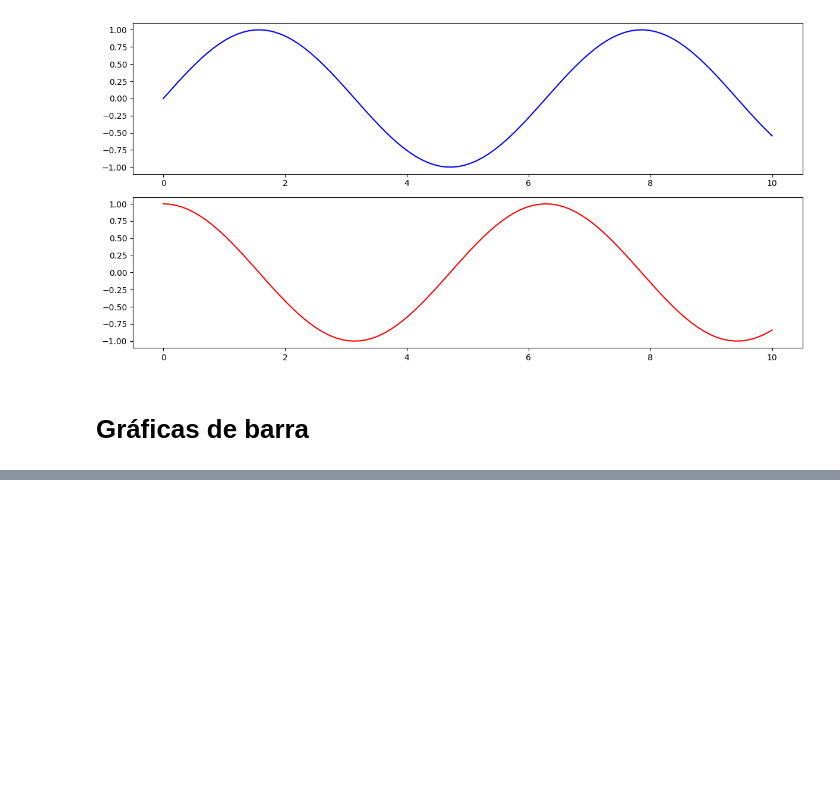
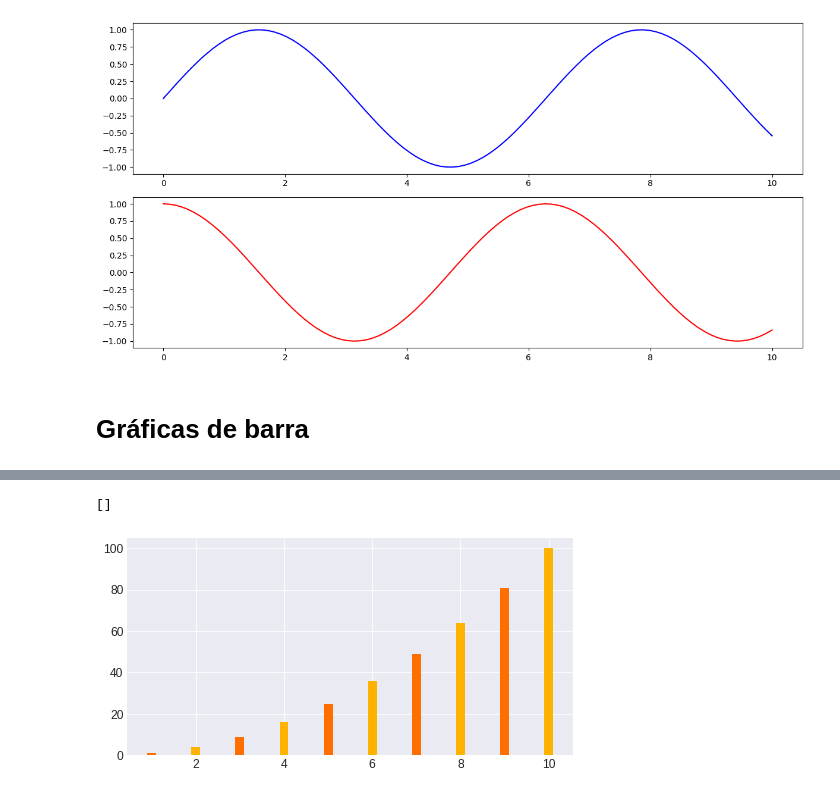
Before and after one commit to hatchdavid1/data_viz_plt_sns, a Jupyter notebook: data_viz_plt.ipynb, the cells around one changed output, grey strips where cells are left out. Saved outputs shown, nothing was run; the diff lists cells and outputs as text; code cells hidden in the pictures; blank space fills up the shorter version.

```diff
--- a/data_viz_plt.ipynb
+++ b/data_viz_plt.ipynb
@@ -288,0 +330,11 @@ plt.show() # Mostrar el gráfico
+# %%
+# Changing the width of Bars
+num1 = np.array([1,3,5,7,9])
+num2 = np.array([2,4,6,8,10])
+plt.figure(figsize=(8,4))
+plt.bar(num1, num1**2, width=0.2 , color = '#FF6F00')
+plt.bar(num2, num2**2, width=0.2 , color = '#FFB300')
+plt.plot()
+# %% [output]
+[]
+[figure, added]
```
Also changed, not shown: parts of 15 cells of this notebook.
